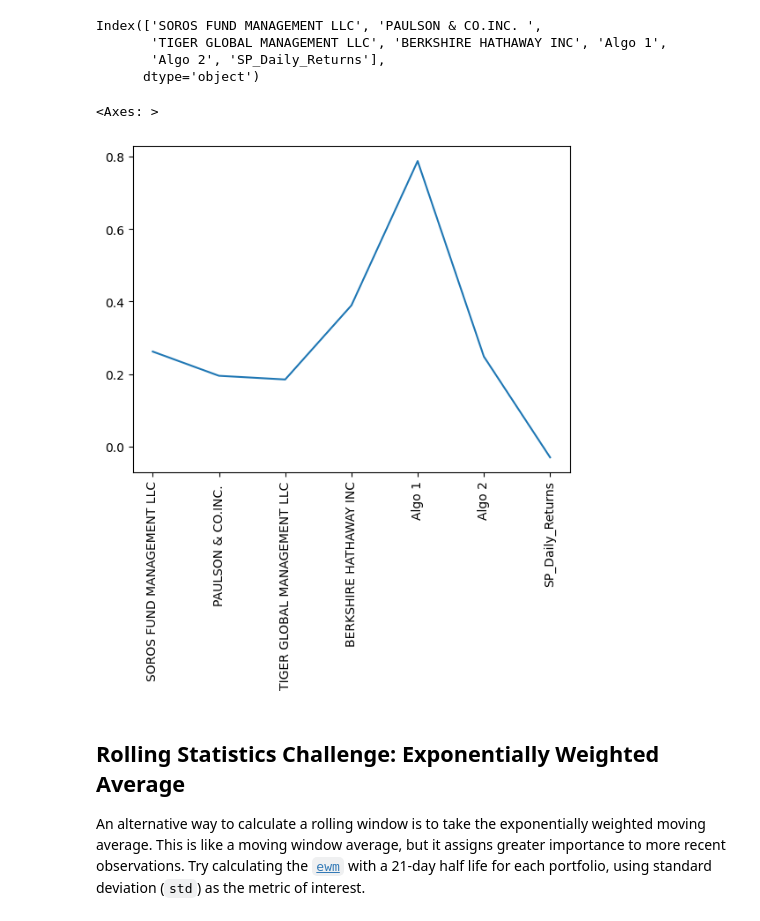
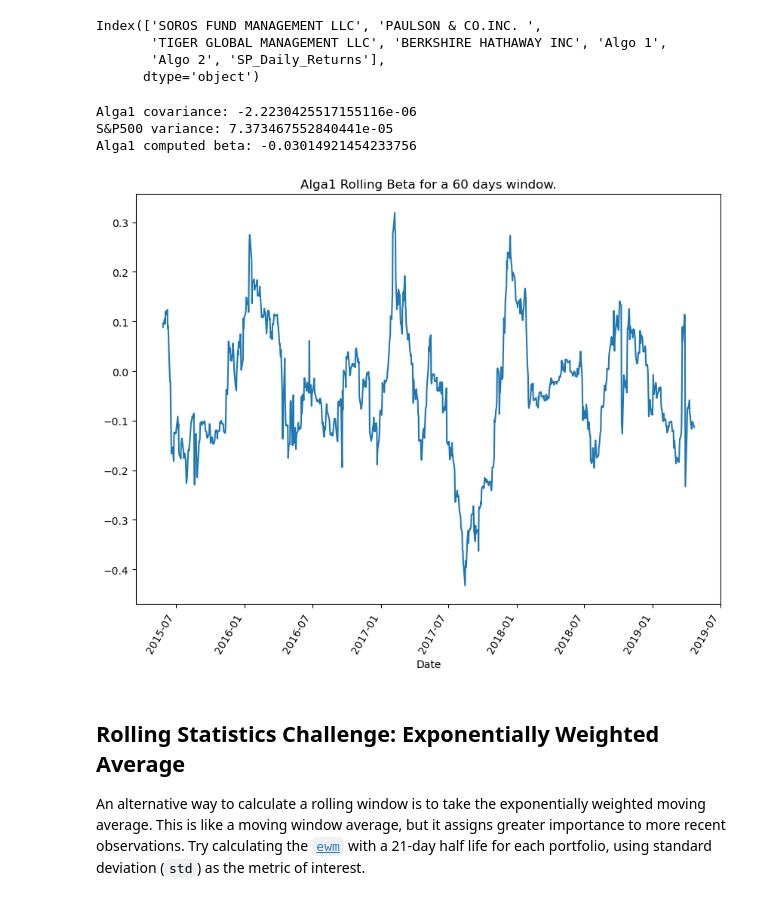
Before and after one commit to Bertpuit/a_whale_off_portfolio, a Jupyter notebook: whale_analysis.ipynb, the cells around one changed output. Cells and saved outputs as stored; diff of their text form; code cells hidden in the pictures.

```diff
--- a/whale_analysis.ipynb
+++ b/whale_analysis.ipynb
@@ -341,19 +339,24 @@ Index(['SOROS FUND MANAGEMENT LLC', 'PAULSON & CO.INC. ',
       dtype='object')
 # %%
 # Calculate covariance of a single portfolio
-daily_returns_joined_covariance = daily_returns_joined.cov()
-Algo1_covariance = daily_returns_joined_covariance['Algo 1']
+covariance_algo1 = daily_returns_joined['Algo 1'].cov(daily_returns_joined['SP_Daily_Returns'])
+print(f'Alga1 covariance: {covariance_algo1}')
 # Calculate variance of S&P 500
 sp_variance = daily_returns_joined['SP_Daily_Returns'].var()
-sp_variance
+print(f'S&P500 variance: {sp_variance}')
 # Computing beta
-Algo1_beta = Algo1_covariance/sp_variance
-Algo1_beta
+Algo1_beta = covariance_algo1/sp_variance
+print(f'Alga1 computed beta: {Algo1_beta}')
 # Plot beta trend
-Algo1_beta.plot(rot = 90)
+rolling_covariance = daily_returns_joined['Algo 1'].rolling(window = 60).cov(daily_returns_joined['SP_Daily_Returns'])
+rolling_variance = daily_returns_joined['SP_Daily_Returns'].rolling(window=60).var()
+Alga1_rolling = rolling_covariance/rolling_variance
+Alga1_rolling.plot(figsize=(10,8), rot = 60, title = 'Alga1 Rolling Beta for a 60 days window.');
 # %% [output]
-<Axes: >
+Alga1 covariance: -2.2230425517155116e-06
+S&P500 variance: 7.373467552840441e-05
+Alga1 computed beta: -0.03014921454233756
-[figure, old version]
+[figure, new version]
 # %% [markdown]
 ## Rolling Statistics Challenge: Exponentially Weighted Average
 
```
Also changed, not shown: parts of 24 cells of this notebook, 3 other files.
